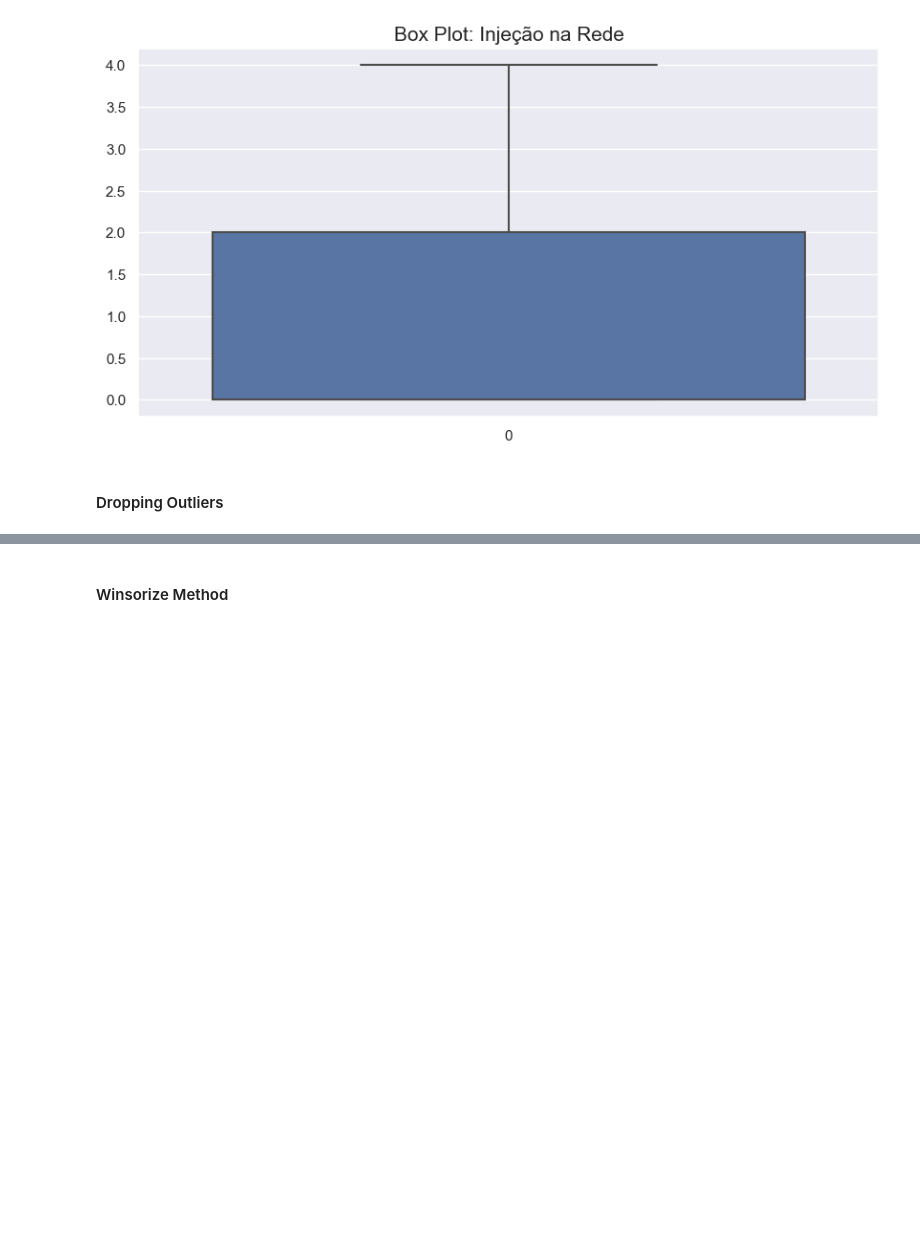
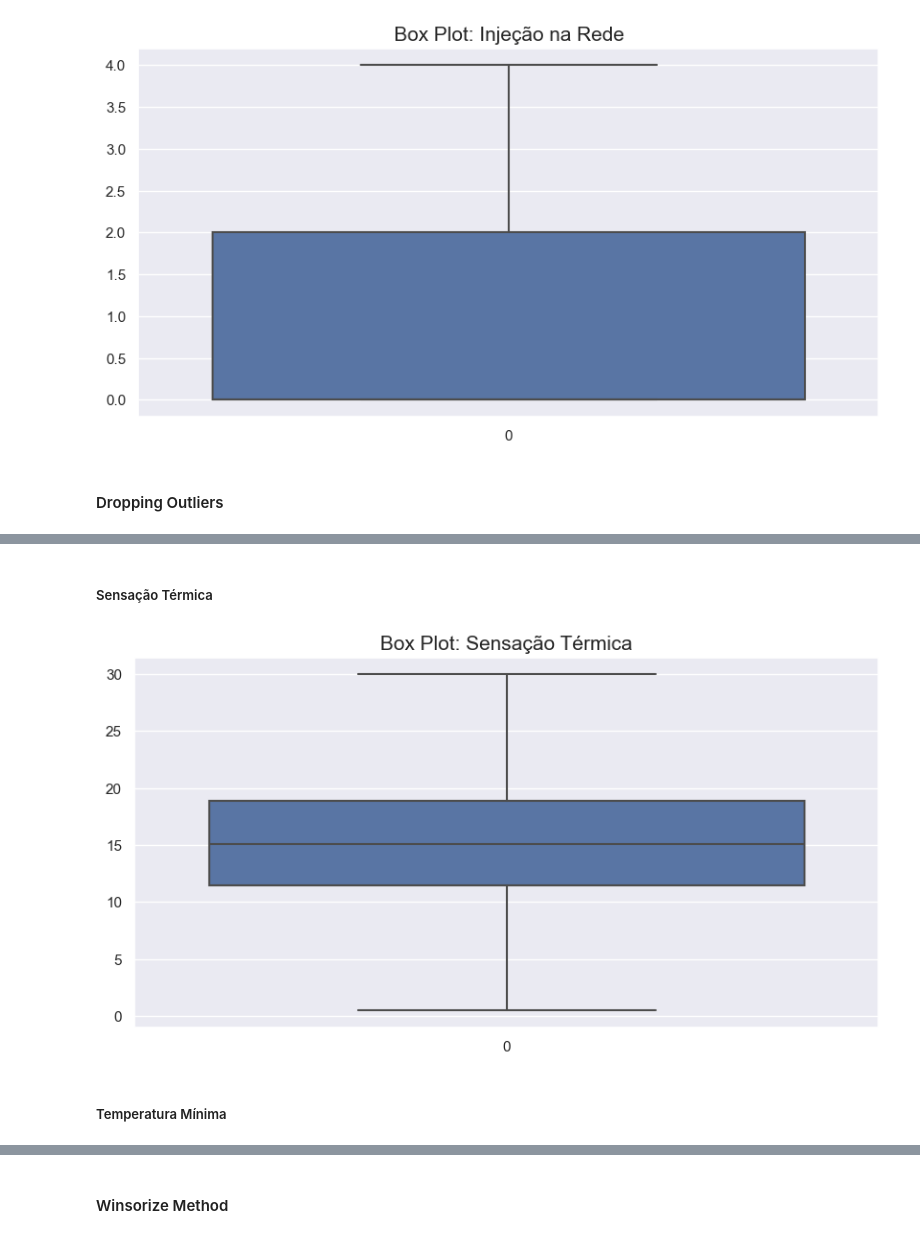
Before and after one commit to rafa2002/DAA-2324, a Jupyter notebook: Energy.ipynb, the cells around one changed output, grey strips where cells are left out. Cells and saved outputs as stored; diff of their text form; code cells hidden in the pictures; blank space fills up the shorter version.

```diff
--- a/Energy.ipynb
+++ b/Energy.ipynb
@@ -1029,5 +1008,18 @@ for num in numeric_collumns:
 [figure]
 [figure]
 [figure]
+# %%
+def get_outliers(lower,upper,field):
+    Q1 = e_m[field].quantile(0.25)
+    Q3 = e_m[field].quantile(0.75)
+    IQR = Q3-Q1
+
+    lower_lim = Q1 - lower * IQR
+    upper_lim = Q3 + upper * IQR
+
+    out_low = (e_m[field]<lower_lim)
+    out_up = (e_m[field]>upper_lim)
+
+    return [out_low,out_up]
 # %% [markdown]
 #### Dropping Outliers
@@ -1087,0 +1040,16 @@ for num in numeric_collumns:
+# %% [markdown]
+##### Sensação Térmica
+# %%
+outliers_low, outliers_up = get_outliers(1.44,1.38,'Sensação Térmica')
+# %%
+e_m_drop_senter = e_m.copy()
+e_m_drop_senter = e_m[~(outliers_low|outliers_up)]
+# %%
+fig = plt.figure(figsize=(10, 5))
+sns.boxplot(e_m_drop_senter['Sensação Térmica'])
+plt.title('Box Plot: Sensação Térmica', fontsize=15)
+plt.show()
+# %% [output]
+[figure, added]
+# %% [markdown]
+##### Temperatura Mínima
```
Also changed, not shown: parts of 84 cells of this notebook.
